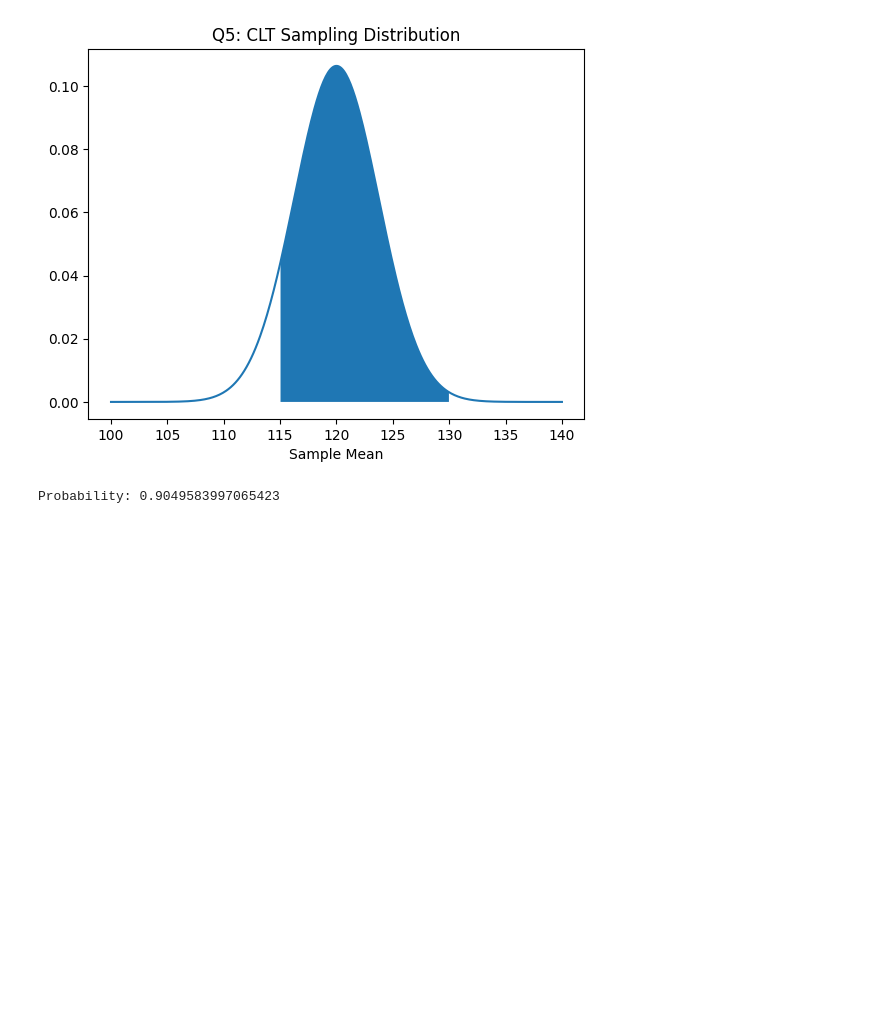
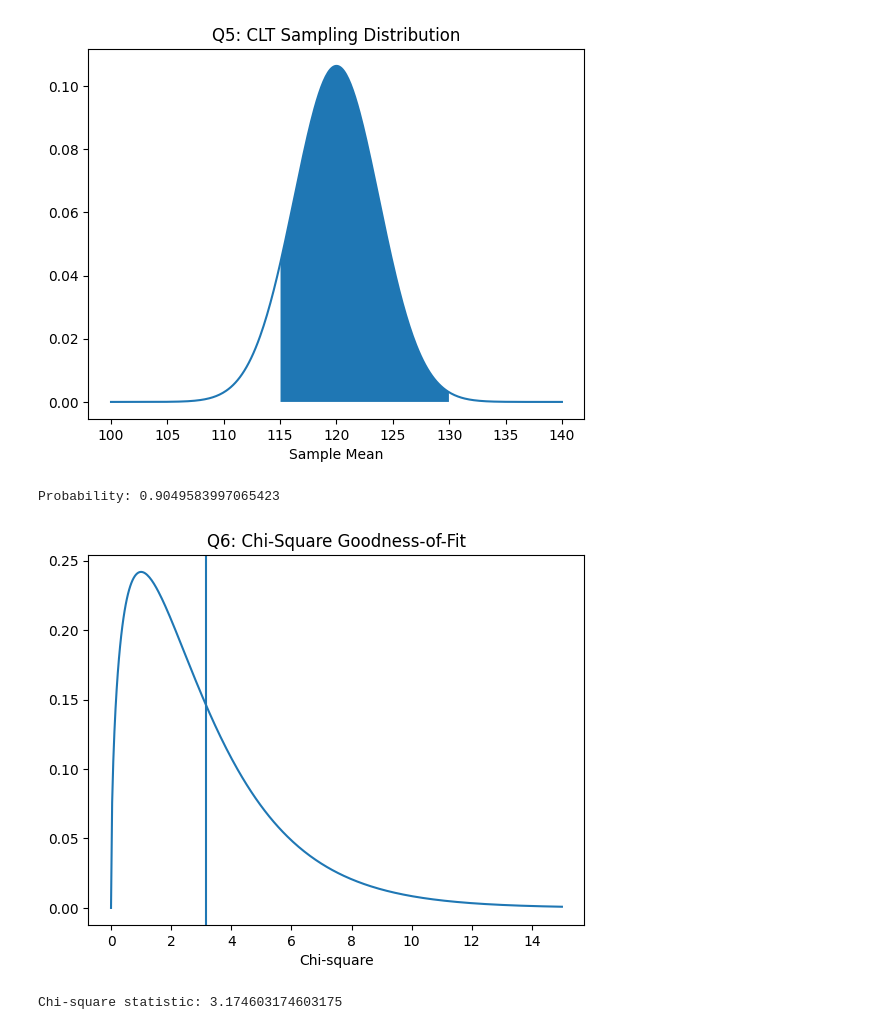
Before and after one commit to Storm00212/Data-manipulation-using-python, a Jupyter notebook: CAT_2_STATISTICS_QUESTIONS.ipynb, the cells around one changed output. Saved outputs shown, nothing was run; the diff lists cells and outputs as text; code cells hidden in the pictures; blank space fills up the shorter version.

```diff
--- a/CAT_2_STATISTICS_QUESTIONS.ipynb
+++ b/CAT_2_STATISTICS_QUESTIONS.ipynb
@@ -117,3 +117,24 @@ print("Probability:", norm.cdf(130, mu, se) - norm.cdf(115, mu, se))
 # %% [output]
 [figure]
 Probability: 0.9049583997065423
+# %%
+# q6
+observed = np.array([120, 95, 55, 30])
+expected = np.array([120, 105, 45, 30])
+
+chi_stat = np.sum((observed - expected)**2 / expected)
+df = 3
+
+x = np.linspace(0, 15, 400)
+y = chi2.pdf(x, df)
+
+plt.plot(x, y)
+plt.axvline(chi_stat)
+plt.title("Q6: Chi-Square Goodness-of-Fit")
+plt.xlabel("Chi-square")
+plt.show()
+
+print("Chi-square statistic:", chi_stat)
+# %% [output]
+[figure, added]
+Chi-square statistic: 3.174603174603175
```
Also changed, not shown: parts of 1 cell of this notebook.
